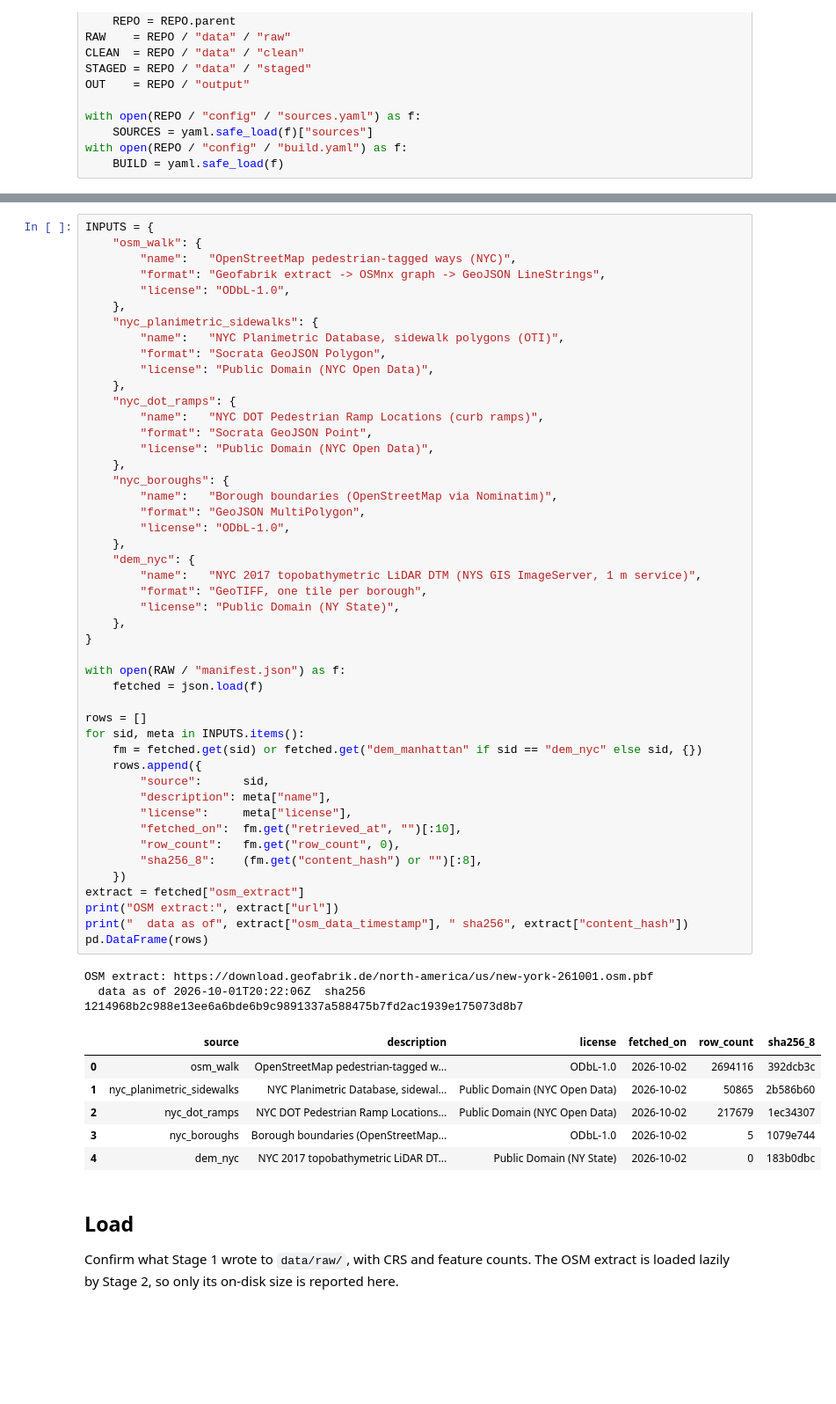
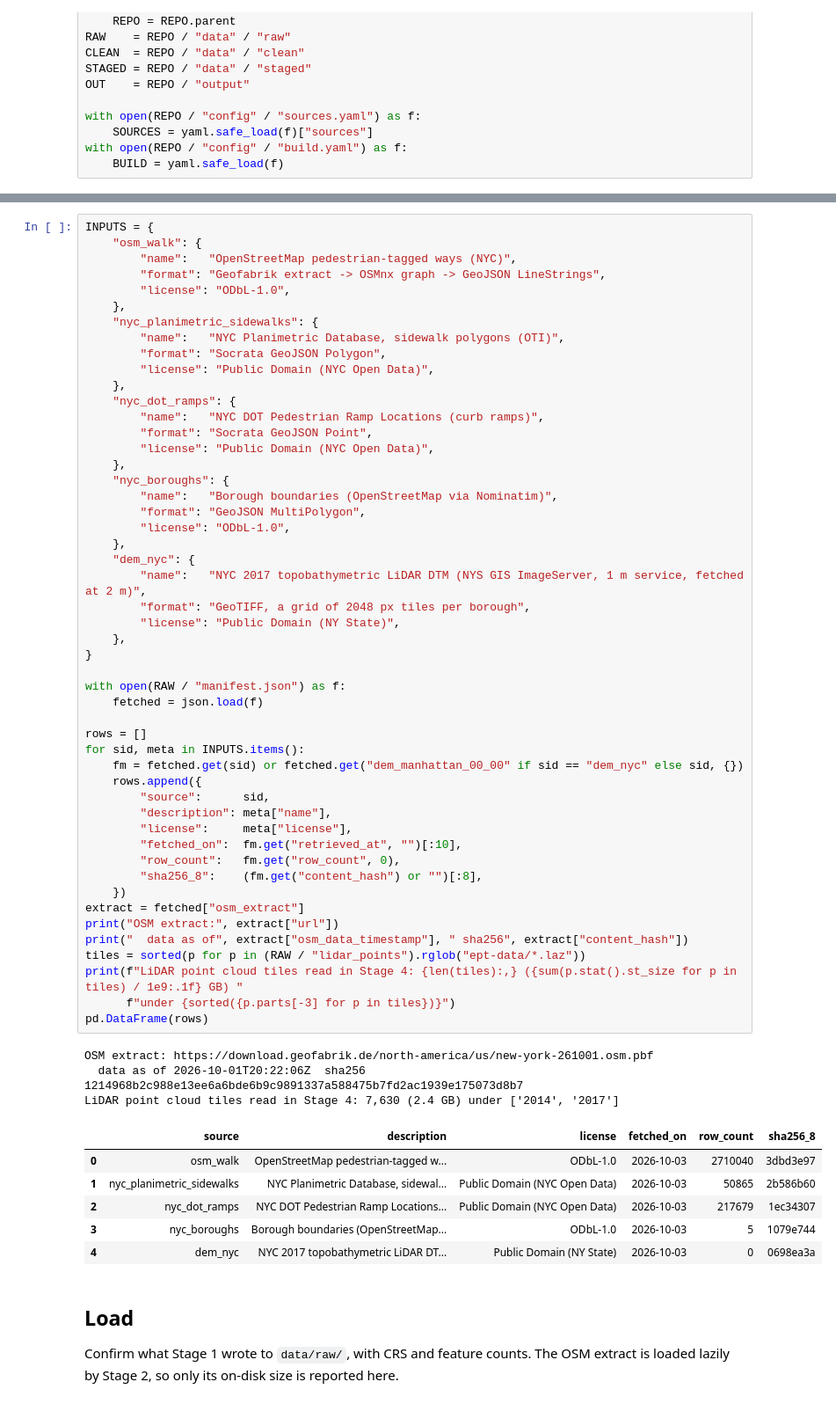
Before and after one commit to msradam/opensidewalks-nyc, a Jupyter notebook: notebooks/build.ipynb, the cells around one changed output, grey strips where cells are left out. Shown at 88% size. Drawn from its saved outputs; the diff is of its cells as text; blank space fills up the shorter version.

```diff
--- a/notebooks/build.ipynb
+++ b/notebooks/build.ipynb
@@ -60,41 +61,45 @@ INPUTS = {
         "name":   "Borough boundaries (OpenStreetMap via Nominatim)",
         "format": "GeoJSON MultiPolygon",
         "license": "ODbL-1.0",
     },
     "dem_nyc": {
-        "name":   "NYC 2017 topobathymetric LiDAR DTM (NYS GIS ImageServer, 1 m service)",
-        "format": "GeoTIFF, one tile per borough",
+        "name":   "NYC 2017 topobathymetric LiDAR DTM (NYS GIS ImageServer, 1 m service, fetched at 2 m)",
+        "format": "GeoTIFF, a grid of 2048 px tiles per borough",
         "license": "Public Domain (NY State)",
     },
 }
 
 with open(RAW / "manifest.json") as f:
     fetched = json.load(f)
 
 rows = []
 for sid, meta in INPUTS.items():
-    fm = fetched.get(sid) or fetched.get("dem_manhattan" if sid == "dem_nyc" else sid, {})
+    fm = fetched.get(sid) or fetched.get("dem_manhattan_00_00" if sid == "dem_nyc" else sid, {})
     rows.append({
         "source":      sid,
         "description": meta["name"],
         "license":     meta["license"],
         "fetched_on":  fm.get("retrieved_at", "")[:10],
         "row_count":   fm.get("row_count", 0),
         "sha256_8":    (fm.get("content_hash") or "")[:8],
     })
 extract = fetched["osm_extract"]
 print("OSM extract:", extract["url"])
 print("  data as of", extract["osm_data_timestamp"], " sha256", extract["content_hash"])
+tiles = sorted(p for p in (RAW / "lidar_points").rglob("ept-data/*.laz"))
+print(f"LiDAR point cloud tiles read in Stage 4: {len(tiles):,} ({sum(p.stat().st_size for p in tiles) / 1e9:.1f} GB) "
+      f"under {sorted({p.parts[-3] for p in tiles})}")
 pd.DataFrame(rows)
 # %% [output]
 OSM extract: https://download.geofabrik.de/north-america/us/new-york-261001.osm.pbf
   data as of 2026-10-01T20:22:06Z  sha256 1214968b2c988e13ee6a6bde6b9c9891337a588475b7fd2ac1939e175073d8b7
+LiDAR point cloud tiles read in Stage 4: 7,630 (2.4 GB) under ['2014', '2017']
 |  | source | description | license | fetched_on | row_count | sha256_8 |
-| 0 | osm_walk | OpenStreetMap pedestrian-tagged w... | ODbL-1.0 | 2026-10-02 | 2694116 | 392dcb3c |
-| 1 | nyc_planimetric_sidewalks | NYC Planimetric Database, sidewal... | Public Domain (NYC Open Data) | 2026-10-02 | 50865 | 2b586b60 |
-| 2 | nyc_dot_ramps | NYC DOT Pedestrian Ramp Locations... | Public Domain (NYC Open Data) | 2026-10-02 | 217679 | 1ec34307 |
-| 3 | nyc_boroughs | Borough boundaries (OpenStreetMap... | ODbL-1.0 | 2026-10-02 | 5 | 1079e744 |
-| 4 | dem_nyc | NYC 2017 topobathymetric LiDAR DT... | Public Domain (NY State) | 2026-10-02 | 0 | 183b0dbc |
+| 0 | osm_walk | OpenStreetMap pedestrian-tagged w... | ODbL-1.0 | 2026-10-03 | 2710040 | 3dbd3e97 |
+| 1 | nyc_planimetric_sidewalks | NYC Planimetric Database, sidewal... | Public Domain (NYC Open Data) | 2026-10-03 | 50865 | 2b586b60 |
+| 2 | nyc_dot_ramps | NYC DOT Pedestrian Ramp Locations... | Public Domain (NYC Open Data) | 2026-10-03 | 217679 | 1ec34307 |
+| 3 | nyc_boroughs | Borough boundaries (OpenStreetMap... | ODbL-1.0 | 2026-10-03 | 5 | 1079e744 |
+| 4 | dem_nyc | NYC 2017 topobathymetric LiDAR DT... | Public Domain (NY State) | 2026-10-03 | 0 | 0698ea3a |
 # %% [markdown]
 ## Load
 
```
Also changed, not shown: parts of 11 cells of this notebook.
